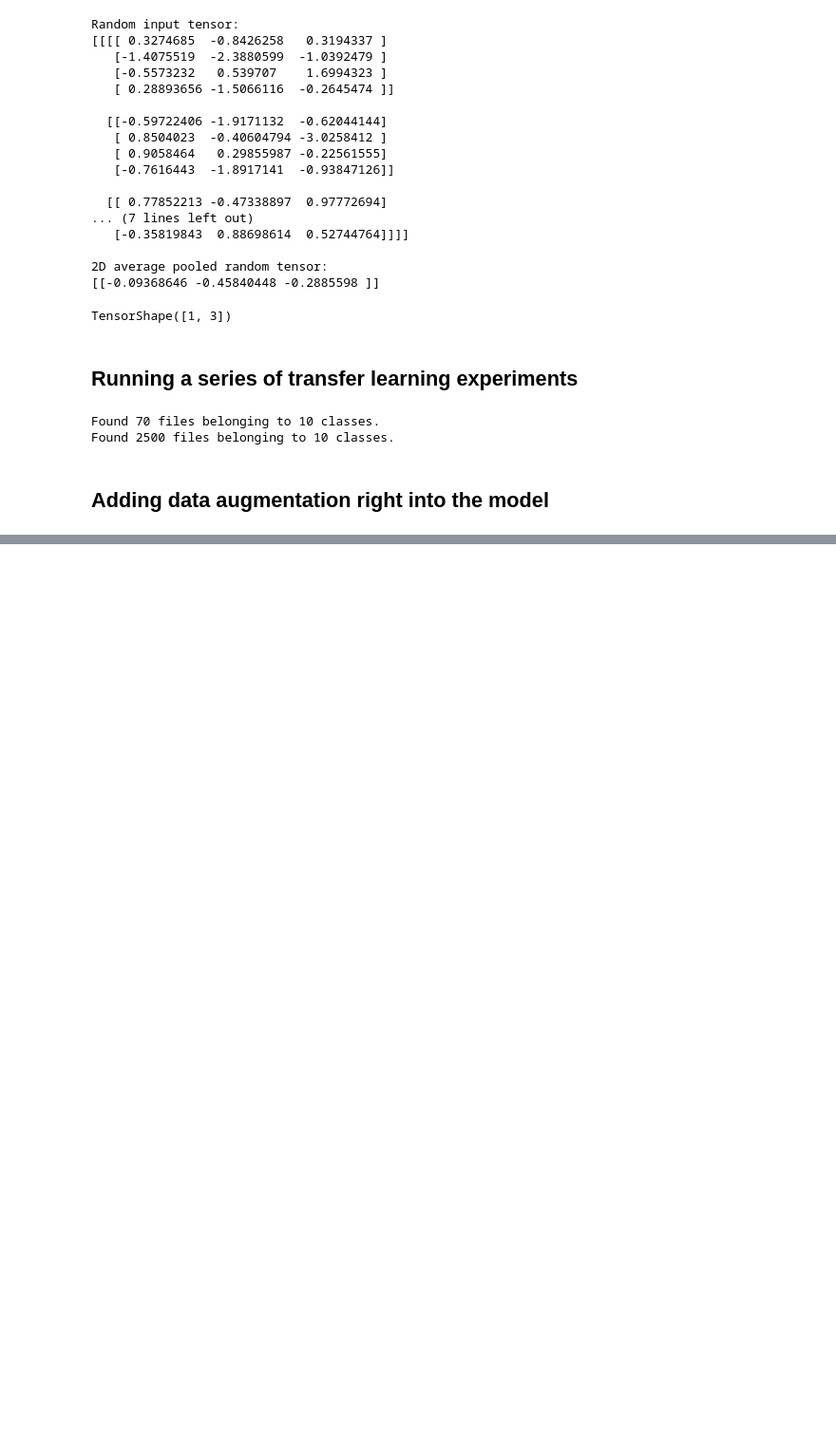
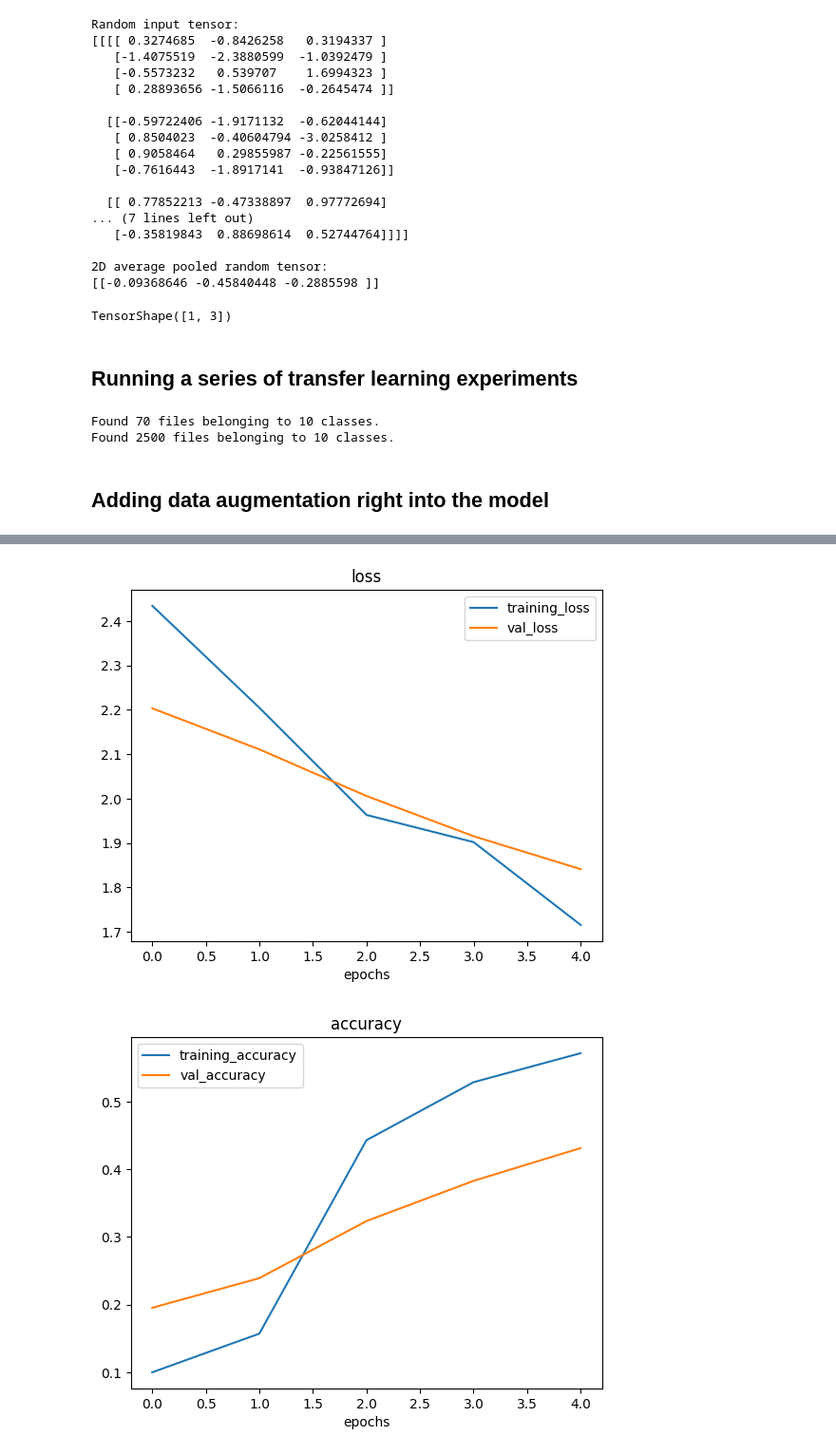
Before and after one commit to Meta-c/Tensorflow-Certificate-preparation, a Jupyter notebook: 05_transfer_learning_fine_tuning.ipynb, the cells around one changed output, grey strips where cells are left out. Shown at 95% size. Drawn from its saved outputs; the diff is of its cells as text; code cells hidden in the pictures; blank space fills up the shorter version.

```diff
--- a/05_transfer_learning_fine_tuning.ipynb
+++ b/05_transfer_learning_fine_tuning.ipynb
@@ -213,0 +282,14 @@ data_augmentation= tf.keras.Sequential([
+# %%
+model_1.compile(loss="categorical_crossentropy",
+                     optimizer="Adam",
+                     metrics=["accuracy"])
+# %%
+model_1_history=model_1.fit(train_data_1_percent,
+                 epochs=5,
+                 steps_per_epoch=len(train_data_1_percent),
+        validation_data=test_data,
+        validation_steps=0.25*len(test_data),
+        callbacks=[
+            create_tensorboard_callback(dir_name="transfer_learning",
+                                        experiment_name="1_percent_data_aug")]
+         )
@@ -213,0 +316,5 @@ data_augmentation= tf.keras.Sequential([
+# %%
+plot_loss_curves(history=model_1_history)
+# %% [output]
+[figure, added]
+[figure, added]
```
Also changed, not shown: parts of 6 cells of this notebook, 2 other files.
